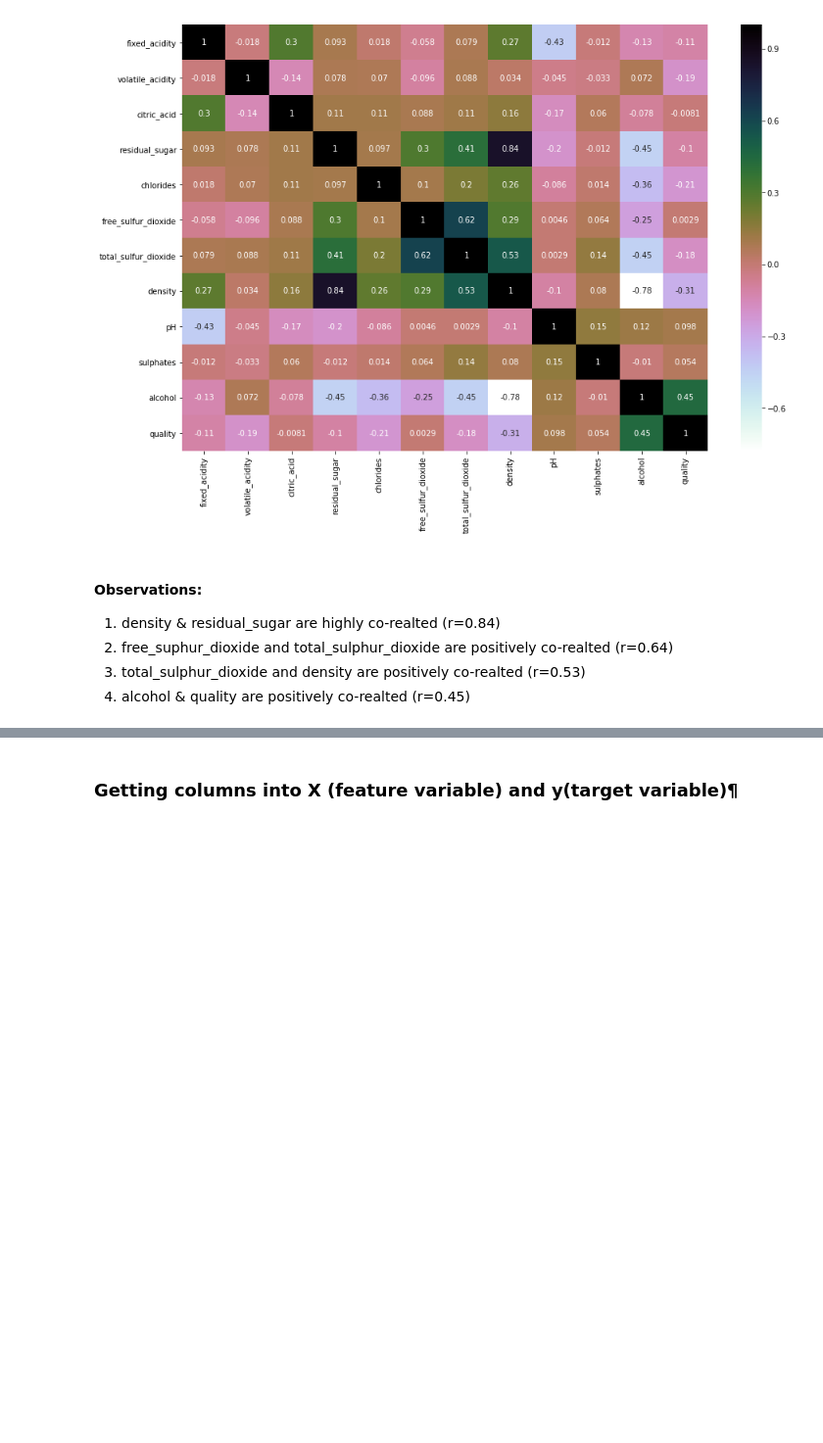
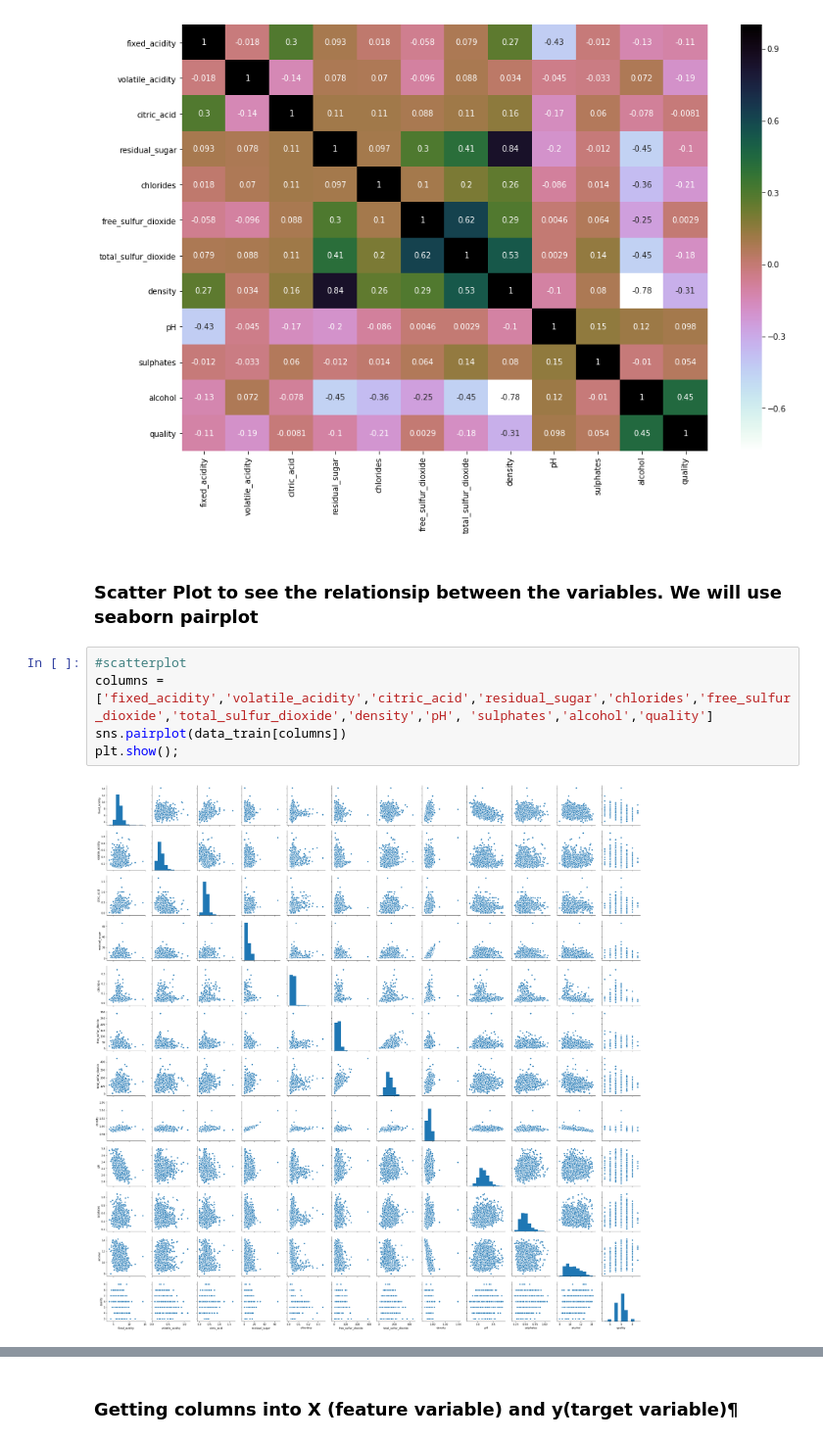
Before and after one commit to jbanerje/Data-Science-and-Machine-Learning, a Jupyter notebook: IPythonNotebook_Learning Projects/UCI Wine Quality Assessment.ipynb, the cells around one changed output, grey strips where cells are left out. Shown at 98% size. Drawn from its saved outputs; the diff is of its cells as text; blank space fills up the shorter version.

Commit message:
Data Science and Machie Learning 08.08.2018

```diff
--- a/IPythonNotebook_Learning Projects/UCI Wine Quality Assessment.ipynb
+++ b/IPythonNotebook_Learning Projects/UCI Wine Quality Assessment.ipynb
@@ -278,10 +329,12 @@ sns.heatmap(data_train.corr(),annot=True,cmap='cubehelix_r') #draws  heatmap wit
 plt.show()
 # %% [output]
 [figure]
-# %% [markdown]
-#### Observations:
-
-1. density & residual_sugar are highly co-realted (r=0.84)
-2. free_suphur_dioxide and total_sulphur_dioxide are positively co-realted (r=0.64)
-3. total_sulphur_dioxide and density are positively co-realted (r=0.53)
-4. alcohol & quality are positively co-realted (r=0.45)
+# %% [markdown]
+### Scatter Plot to see the relationsip between the variables. We will use seaborn pairplot
+# %%
+#scatterplot
+columns = ['fixed_acidity','volatile_acidity','citric_acid','residual_sugar','chlorides','free_sulfur_dioxide','total_sulfur_dioxide','density','pH', 'sulphates','alcohol','quality']
+sns.pairplot(data_train[columns])
+plt.show();
+# %% [output]
+[figure, added]
```
Also changed, not shown: parts of 13 cells of this notebook.
